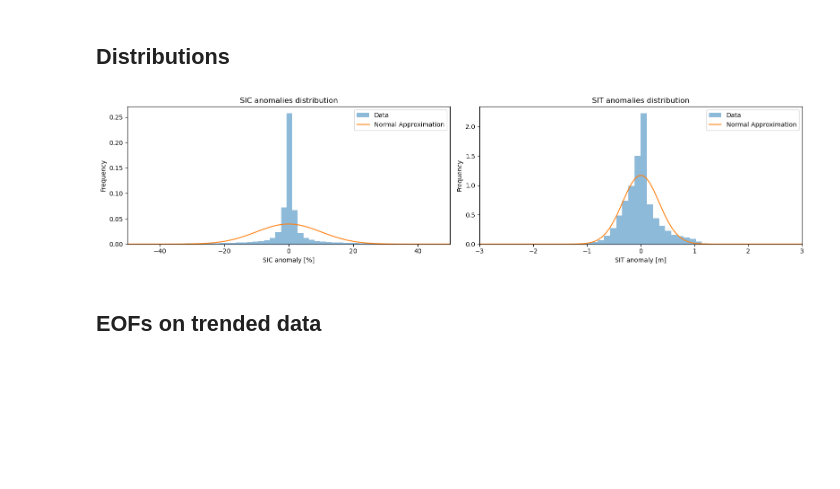
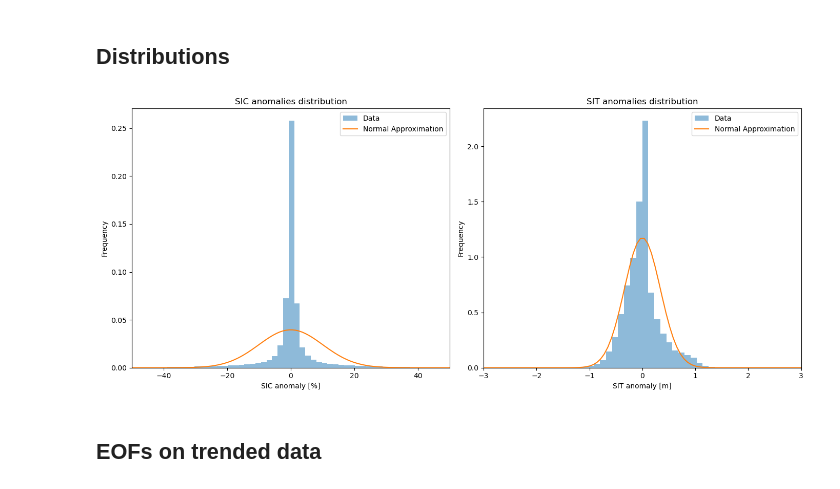
Before and after one commit to juliencollard2001/PHO_Arctic, a Jupyter notebook: sea_ice_study.ipynb, the cells around one changed output. Drawn from its saved outputs; the diff is of its cells as text; code cells hidden in the pictures; blank space fills up the shorter version.

Commit message:
encore des figures

```diff
--- a/sea_ice_study.ipynb
+++ b/sea_ice_study.ipynb
@@ -141,36 +214,36 @@ plt.show()
 SIC_all_values = 100 * ds_anomalies['SIC'].values.flatten()
 SIT_all_values = ds_anomalies['SIT'].values.flatten()
 
-fig, axs = plt.subplots(1, 2, figsize=(16, 4))
+fig, axs = plt.subplots(1, 2, figsize=(14, 6))
 
 # SIC anomalies distribution
 ax = axs[0]
 ax.hist(SIC_all_values, bins=100, alpha=0.5, label='Data', density=True)
 mu, sigma = np.nanmean(SIC_all_values), np.nanstd(SIC_all_values)
 x = np.linspace(mu - 5*sigma, mu + 5*sigma, 100)
 ax.plot(x, 1/(sigma * np.sqrt(2 * np.pi)) * np.exp(- (x - mu)**2 / (2 * sigma**2)), label='Normal Approximation')
 ax.set_xlabel('SIC anomaly [%]')
 ax.set_xlim(-50, 50)
 ax.set_ylabel('Frequency')
 ax.set_title('SIC anomalies distribution')
 ax.legend()
 
 # SIT anomalies distribution
 ax = axs[1]
 ax.hist(SIT_all_values, bins=100, alpha=0.5, label='Data', density=True)
 mu, sigma = np.nanmean(SIT_all_values), np.nanstd(SIT_all_values)
 x = np.linspace(mu - 10*sigma, mu + 10*sigma, 100)
 ax.plot(x, 1/(sigma * np.sqrt(2 * np.pi)) * np.exp(- (x - mu)**2 / (2 * sigma**2)), label='Normal Approximation')
 ax.set_xlabel('SIT anomaly [m]')
 ax.set_ylabel('Frequency')
 ax.set_xlim(-3, 3)
 ax.set_title('SIT anomalies distribution')
 ax.legend()
 
 plt.tight_layout()
-plt.savefig('figs/sea_ice_variability/SIC_SIT_anomalies_distributions.png')
+plt.savefig('figs/sea_ice_variability/SIC_SIT_anomalies_distributions.png', bbox_inches='tight')
 plt.show()
 # %% [output]
-[figure, old version]
+[figure, new version]
 # %% [markdown]
 ## EOFs on trended data
```
Also changed, not shown: parts of 13 cells of this notebook, 9 other files.
